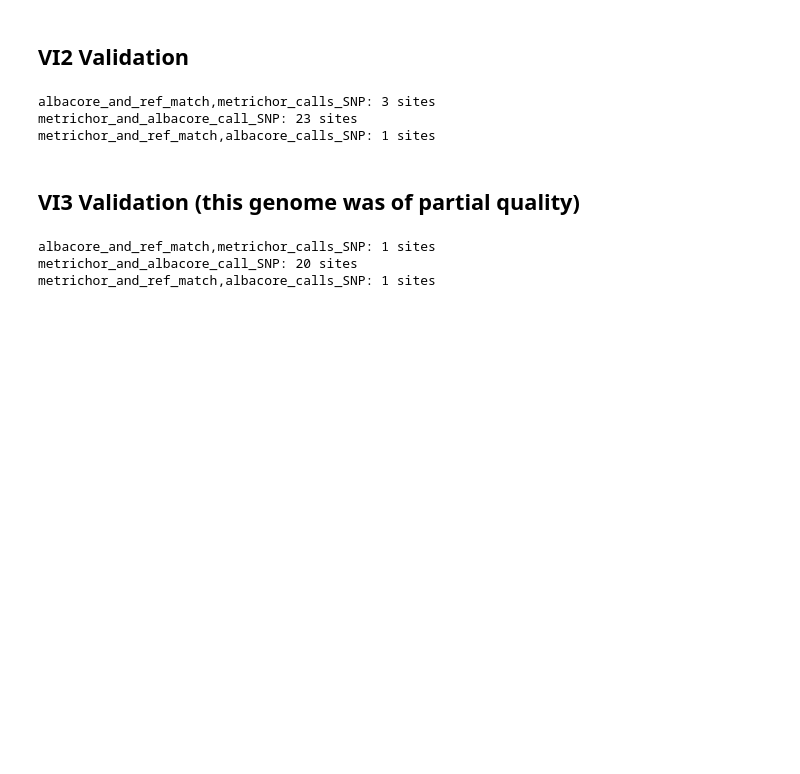
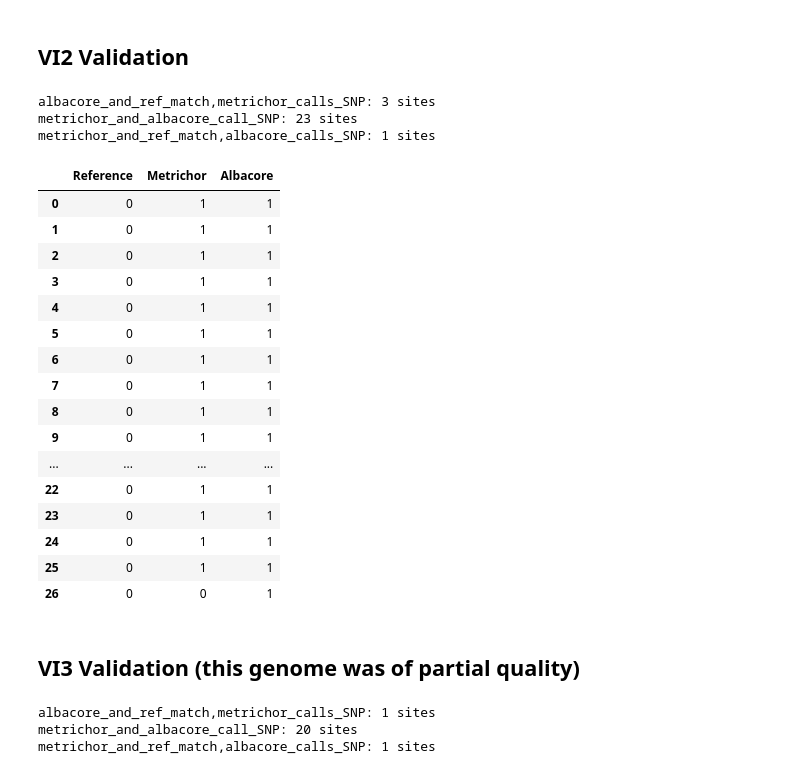
Before and after one commit to blab/zika-seq, a Jupyter notebook: seq-validation/assess-metrichor-albacore-snp-differences.ipynb, the cells around one changed output. Cells and saved outputs as stored; diff of their text form; code cells hidden in the pictures; blank space fills up the shorter version.

```diff
--- a/seq-validation/assess-metrichor-albacore-snp-differences.ipynb
+++ b/seq-validation/assess-metrichor-albacore-snp-differences.ipynb
@@ -107,7 +135,7 @@ all_platforms_call_same_SNP: 31 sites
 # %% [markdown]
 ## VI2 Validation
 # %%
-VI2_dict = read_fasta('/Users/alliblk/Desktop/draft-genome-trial/seq-validation/VI2-seq-comparisons-aligned.fasta')
+VI2_dict = read_fasta('/Users/alliblk/Desktop/gitrepos/zika-seq/seq-validation/VI2-seq-comparisons-aligned.fasta')
 
 VI2_ref = VI2_dict['KJ776791.2_reference']
 VI2_met = VI2_dict['VI2_metrichor']
@@ -122,6 +150,28 @@ for key in VI2_comp_dict.keys():
 albacore_and_ref_match,metrichor_calls_SNP: 3 sites
 metrichor_and_albacore_call_SNP: 23 sites
 metrichor_and_ref_match,albacore_calls_SNP: 1 sites
+# %%
+VI2_binary = binary_ref_match(VI2_ref,VI2_met,VI2_alba)
+VI2_df = pd.DataFrame(VI2_binary, columns=['Reference', 'Metrichor', 'Albacore'])
+VI2_df
+# %% [output]
+|  | Reference | Metrichor | Albacore |
+| 0 | 0 | 1 | 1 |
+| 1 | 0 | 1 | 1 |
+| 2 | 0 | 1 | 1 |
+| 3 | 0 | 1 | 1 |
+| 4 | 0 | 1 | 1 |
+| 5 | 0 | 1 | 1 |
+| 6 | 0 | 1 | 1 |
+| 7 | 0 | 1 | 1 |
+| 8 | 0 | 1 | 1 |
+| 9 | 0 | 1 | 1 |
+| ... | ... | ... | ... |
+| 22 | 0 | 1 | 1 |
+| 23 | 0 | 1 | 1 |
+| 24 | 0 | 1 | 1 |
+| 25 | 0 | 1 | 1 |
+| 26 | 0 | 0 | 1 |
 # %% [markdown]
 ## VI3 Validation (this genome was of partial quality)
 # %%
```
Also changed, not shown: parts of 15 cells of this notebook.
